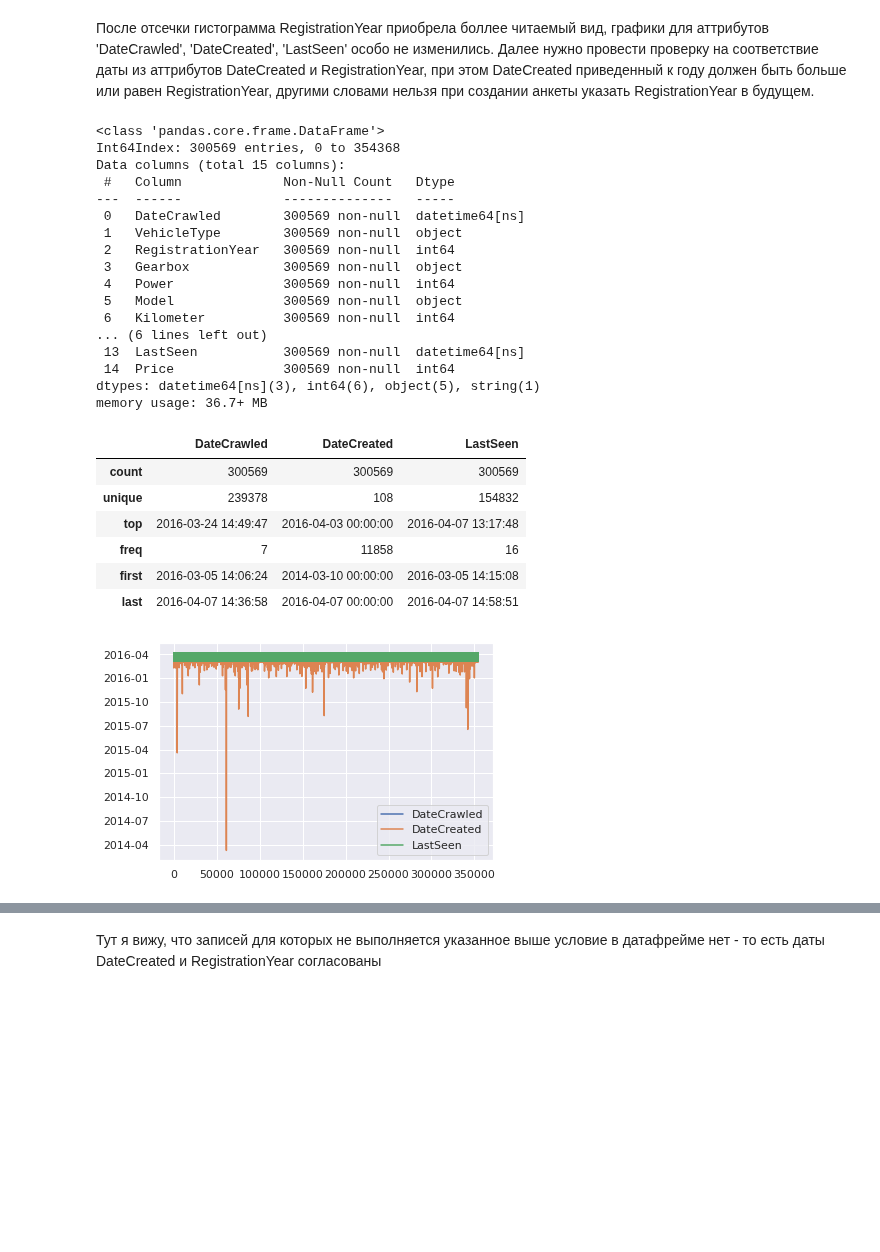
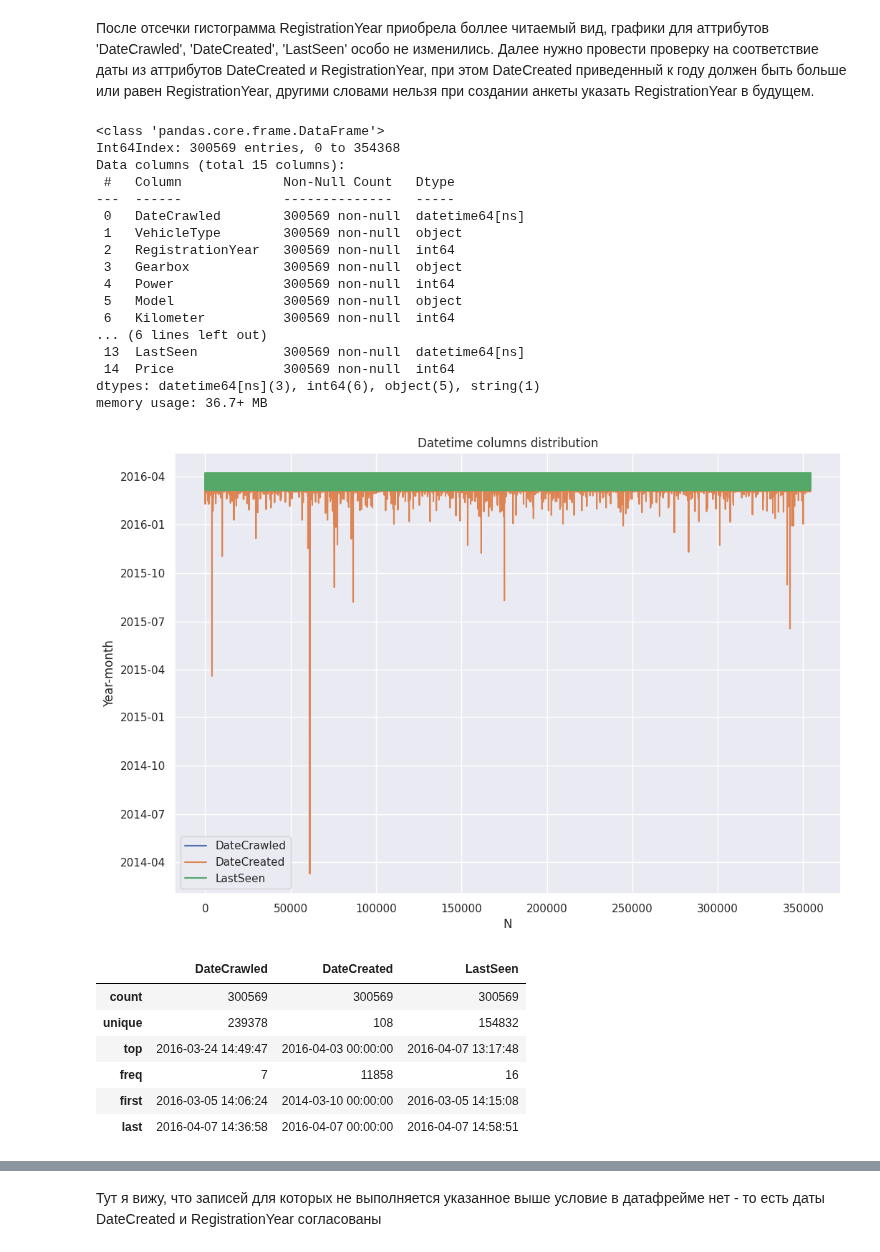
Before and after one commit to theotheo46/yap, a Jupyter notebook: notebooks/cars.ipynb, the cells around one changed output, grey strips where cells are left out. Saved outputs shown, nothing was run; the diff lists cells and outputs as text; code cells hidden in the pictures; blank space fills up the shorter version.

```diff
--- a/notebooks/cars.ipynb
+++ b/notebooks/cars.ipynb
@@ -640,26 +664,31 @@ display(df_cars.loc[:,['RegistrationYear']].describe())
 # %%
 df_cars_ryear_cut = df_cars[(df_cars['RegistrationYear'] <= 2016) & (df_cars['RegistrationYear'] >= 1950)]
 df_cars_ryear_cut.info()
-df_cars_ryear_cut.loc[:,['DateCrawled', 'DateCreated', 'LastSeen']].plot.line();
+ax = df_cars.loc[:,['DateCrawled', 'DateCreated', 'LastSeen']].plot.line()
+ax.set_xlabel("N")
+ax.set_ylabel("Year-month")
+plt.title('Datetime columns distribution')
+plt.show()
 display(df_cars_ryear_cut.loc[:,['DateCrawled', 'DateCreated', 'LastSeen']].describe())
 # %% [output]
 <class 'pandas.core.frame.DataFrame'>
 Int64Index: 300569 entries, 0 to 354368
 Data columns (total 15 columns):
  #   Column             Non-Null Count   Dtype
 ---  ------             --------------   -----
  0   DateCrawled        300569 non-null  datetime64[ns]
  1   VehicleType        300569 non-null  object
  2   RegistrationYear   300569 non-null  int64
  3   Gearbox            300569 non-null  object
  4   Power              300569 non-null  int64
  5   Model              300569 non-null  object
  6   Kilometer          300569 non-null  int64
 ... (6 lines left out)
  13  LastSeen           300569 non-null  datetime64[ns]
  14  Price              300569 non-null  int64
 dtypes: datetime64[ns](3), int64(6), object(5), string(1)
 memory usage: 36.7+ MB
+[figure, new version]
 |  | DateCrawled | DateCreated | LastSeen |
 | count | 300569 | 300569 | 300569 |
 | unique | 239378 | 108 | 154832 |
@@ -667,4 +696,3 @@ memory usage: 36.7+ MB
 | freq | 7 | 11858 | 16 |
 | first | 2016-03-05 14:06:24 | 2014-03-10 00:00:00 | 2016-03-05 14:15:08 |
 | last | 2016-04-07 14:36:58 | 2016-04-07 00:00:00 | 2016-04-07 14:58:51 |
-[figure, old version]
```
Also changed, not shown: parts of 13 cells of this notebook.
